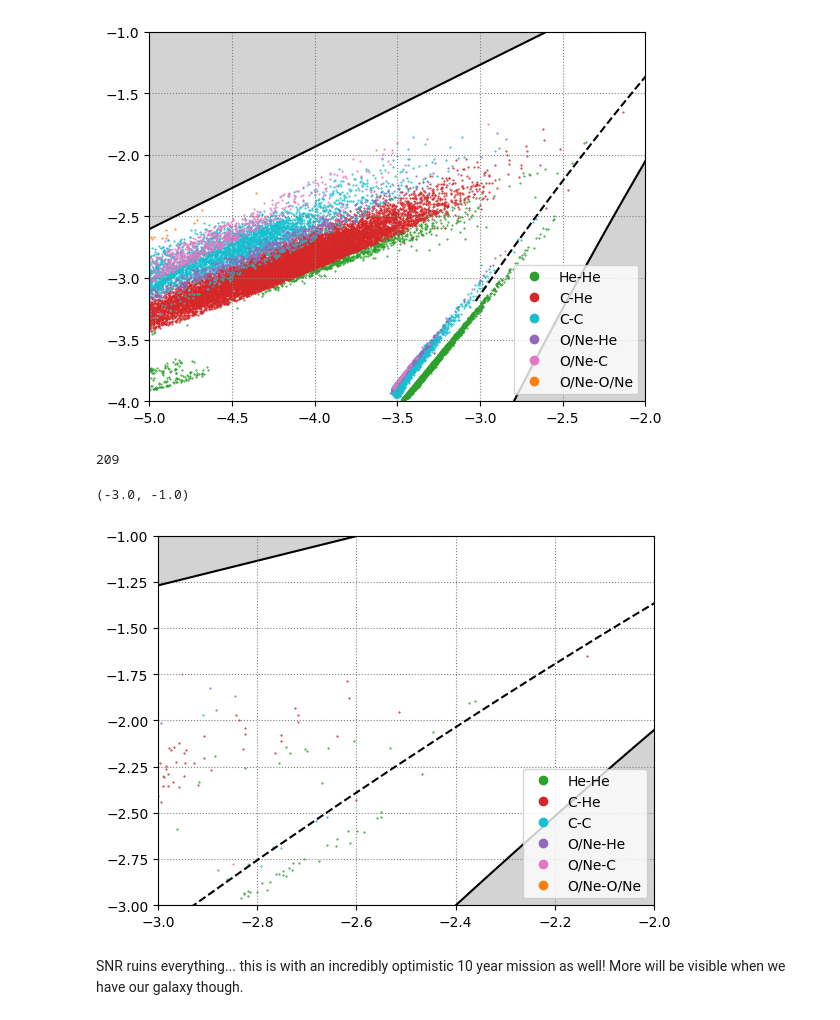
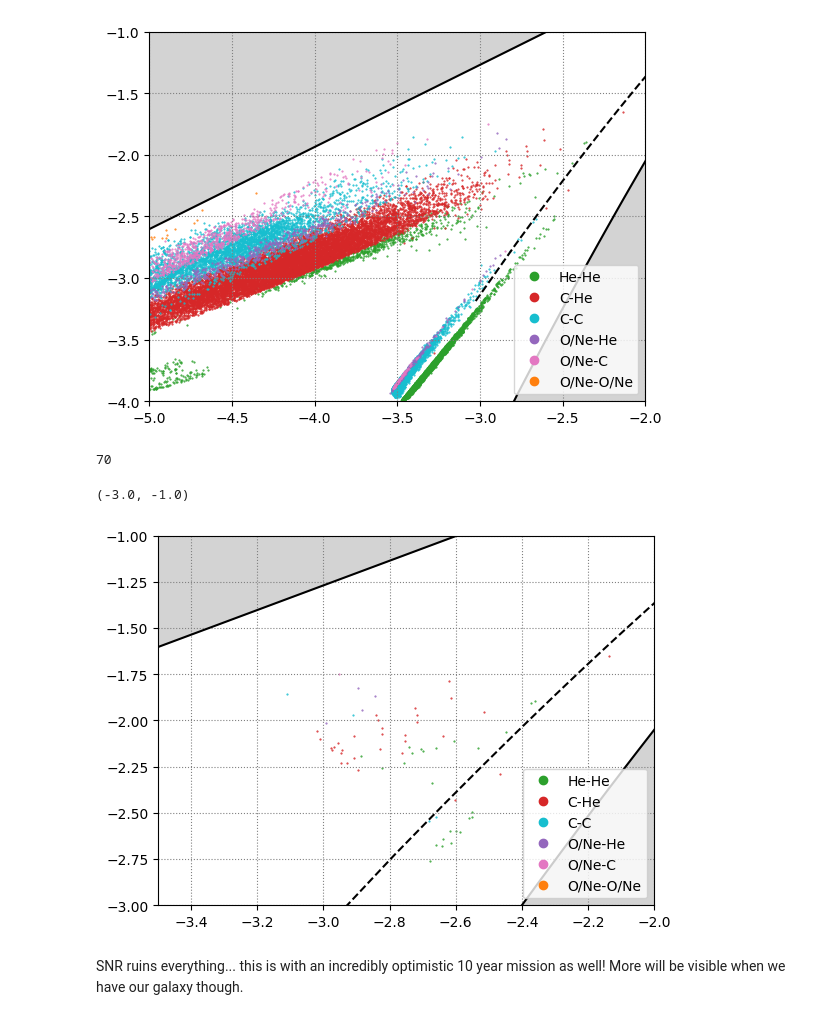
Before and after one commit to 3-3-3/KT, a Jupyter notebook: Example_SNR.ipynb, the cells around one changed output. Saved outputs shown, nothing was run; the diff lists cells and outputs as text; code cells hidden in the pictures.

```diff
--- a/Example_SNR.ipynb
+++ b/Example_SNR.ipynb
@@ -45,7 +45,7 @@ snr(df, nc_file, t_observation=1)
 
     Returns: numpy array with signal to noise ratios for each system in df, as well as an array detailing whether the system should be chirping, and needs to be treated in more detail.
 # %%
-snr, is_monochrome = KT.snr(df, LISA_nc_path,t_observation=10)
+snr, is_monochrome = KT.snr(df, LISA_nc_path,t_observation=1)
 # %%
 df['snr'] = snr
 df['is_monochrome'] = is_monochrome
@@ -90,17 +90,17 @@ ax.set_ylim((-4,-1))
 df = df[df.snr > 1]
 len(df)
 # %% [output]
-209
+70
 # %%
 #...And with SNR analysis
 fig, ax = plt.subplots()
 KT.plot_boundaries(fig, ax)
 KT.plot_by_kstar(fig,ax,df)
 ax.grid(color='grey',ls='dotted')
-ax.set_xlim((-3,-2))
+ax.set_xlim((-3.5,-2))
 ax.set_ylim((-3,-1))
 # %% [output]
 (-3.0, -1.0)
-[figure, old version]
+[figure, new version]
 # %% [markdown]
 SNR ruins everything... this is with an incredibly optimistic 10 year mission as well! More will be visible when we have our galaxy though.
```
